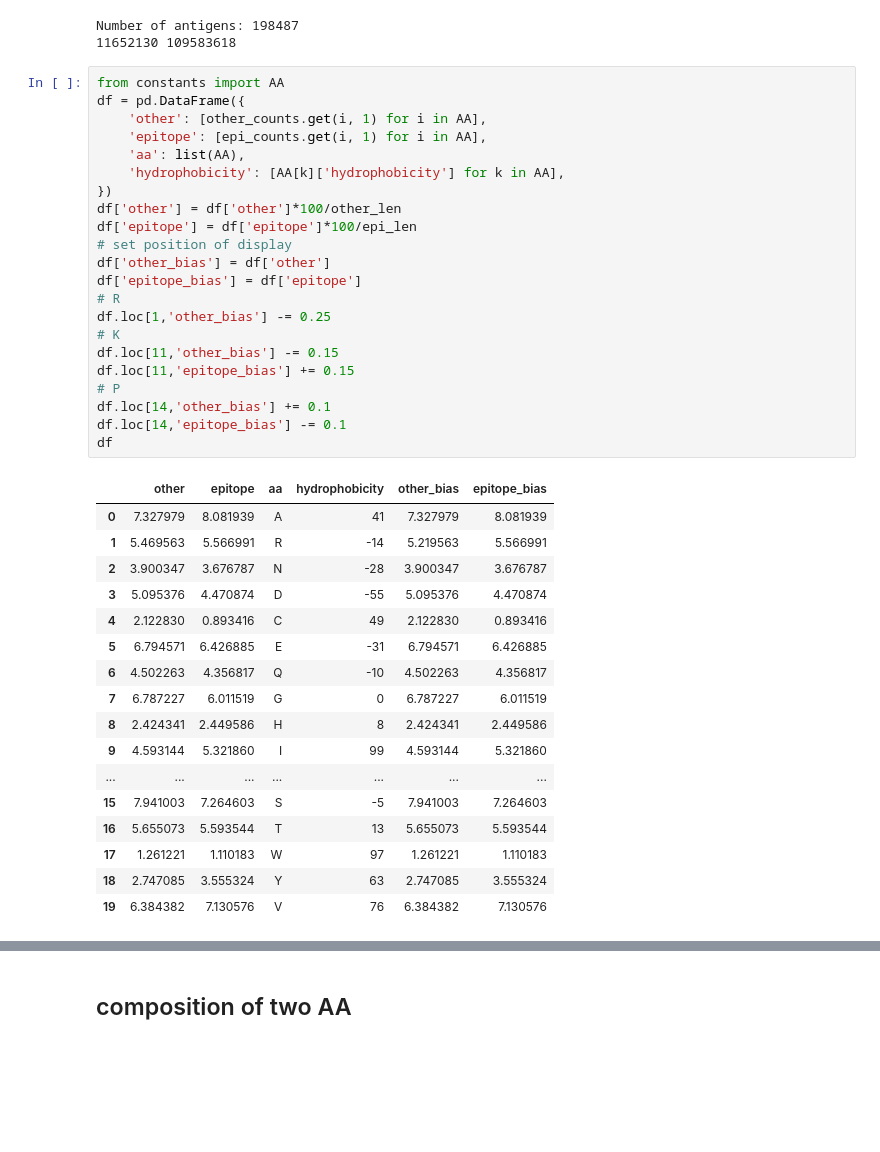
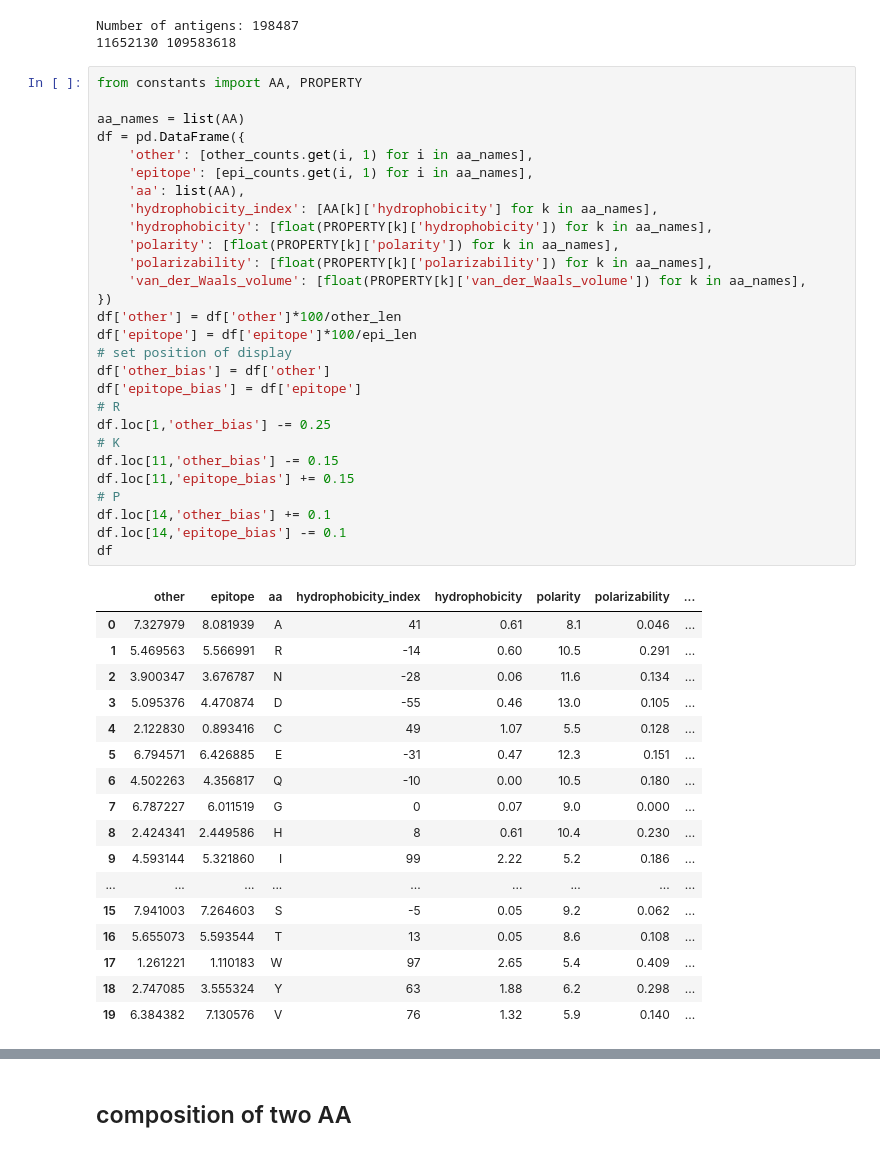
Before and after one commit to Tiezhengyuan/ml_epitope, a Jupyter notebook: amino_acid/composition.ipynb, the cells around one changed output, grey strips where cells are left out. Drawn from its saved outputs; the diff is of its cells as text; blank space fills up the shorter version.

```diff
--- a/amino_acid/composition.ipynb
+++ b/amino_acid/composition.ipynb
@@ -80,42 +82,48 @@ print(epi_len, other_len)
 Number of antigens: 198487
 11652130 109583618
 # %%
-from constants import AA
+from constants import AA, PROPERTY
+
+aa_names = list(AA)
 df = pd.DataFrame({
-    'other': [other_counts.get(i, 1) for i in AA],
-    'epitope': [epi_counts.get(i, 1) for i in AA],
+    'other': [other_counts.get(i, 1) for i in aa_names],
+    'epitope': [epi_counts.get(i, 1) for i in aa_names],
     'aa': list(AA),
-    'hydrophobicity': [AA[k]['hydrophobicity'] for k in AA],
+    'hydrophobicity_index': [AA[k]['hydrophobicity'] for k in aa_names],
+    'hydrophobicity': [float(PROPERTY[k]['hydrophobicity']) for k in aa_names],
+    'polarity': [float(PROPERTY[k]['polarity']) for k in aa_names],
+    'polarizability': [float(PROPERTY[k]['polarizability']) for k in aa_names],
+    'van_der_Waals_volume': [float(PROPERTY[k]['van_der_Waals_volume']) for k in aa_names],
 })
 df['other'] = df['other']*100/other_len
 df['epitope'] = df['epitope']*100/epi_len
 # set position of display
 df['other_bias'] = df['other']
 df['epitope_bias'] = df['epitope']
 # R
 df.loc[1,'other_bias'] -= 0.25
 # K
 df.loc[11,'other_bias'] -= 0.15
 df.loc[11,'epitope_bias'] += 0.15
 # P
 df.loc[14,'other_bias'] += 0.1
 df.loc[14,'epitope_bias'] -= 0.1
 df
 # %% [output]
-|  | other | epitope | aa | hydrophobicity | other_bias | epitope_bias |
-| 0 | 7.327979 | 8.081939 | A | 41 | 7.327979 | 8.081939 |
-| 1 | 5.469563 | 5.566991 | R | -14 | 5.219563 | 5.566991 |
-| 2 | 3.900347 | 3.676787 | N | -28 | 3.900347 | 3.676787 |
-| 3 | 5.095376 | 4.470874 | D | -55 | 5.095376 | 4.470874 |
-| 4 | 2.122830 | 0.893416 | C | 49 | 2.122830 | 0.893416 |
-| 5 | 6.794571 | 6.426885 | E | -31 | 6.794571 | 6.426885 |
-| 6 | 4.502263 | 4.356817 | Q | -10 | 4.502263 | 4.356817 |
-| 7 | 6.787227 | 6.011519 | G | 0 | 6.787227 | 6.011519 |
-| 8 | 2.424341 | 2.449586 | H | 8 | 2.424341 | 2.449586 |
-| 9 | 4.593144 | 5.321860 | I | 99 | 4.593144 | 5.321860 |
-| ... | ... | ... | ... | ... | ... | ... |
-| 15 | 7.941003 | 7.264603 | S | -5 | 7.941003 | 7.264603 |
-| 16 | 5.655073 | 5.593544 | T | 13 | 5.655073 | 5.593544 |
-| 17 | 1.261221 | 1.110183 | W | 97 | 1.261221 | 1.110183 |
-| 18 | 2.747085 | 3.555324 | Y | 63 | 2.747085 | 3.555324 |
-| 19 | 6.384382 | 7.130576 | V | 76 | 6.384382 | 7.130576 |
+|  | other | epitope | aa | hydrophobicity_index | hydrophobicity | polarity | polarizability | ... |
+| 0 | 7.327979 | 8.081939 | A | 41 | 0.61 | 8.1 | 0.046 | ... |
+| 1 | 5.469563 | 5.566991 | R | -14 | 0.60 | 10.5 | 0.291 | ... |
+| 2 | 3.900347 | 3.676787 | N | -28 | 0.06 | 11.6 | 0.134 | ... |
+| 3 | 5.095376 | 4.470874 | D | -55 | 0.46 | 13.0 | 0.105 | ... |
+| 4 | 2.122830 | 0.893416 | C | 49 | 1.07 | 5.5 | 0.128 | ... |
+| 5 | 6.794571 | 6.426885 | E | -31 | 0.47 | 12.3 | 0.151 | ... |
+| 6 | 4.502263 | 4.356817 | Q | -10 | 0.00 | 10.5 | 0.180 | ... |
+| 7 | 6.787227 | 6.011519 | G | 0 | 0.07 | 9.0 | 0.000 | ... |
+| 8 | 2.424341 | 2.449586 | H | 8 | 0.61 | 10.4 | 0.230 | ... |
+| 9 | 4.593144 | 5.321860 | I | 99 | 2.22 | 5.2 | 0.186 | ... |
+| ... | ... | ... | ... | ... | ... | ... | ... | ... |
+| 15 | 7.941003 | 7.264603 | S | -5 | 0.05 | 9.2 | 0.062 | ... |
+| 16 | 5.655073 | 5.593544 | T | 13 | 0.05 | 8.6 | 0.108 | ... |
+| 17 | 1.261221 | 1.110183 | W | 97 | 2.65 | 5.4 | 0.409 | ... |
+| 18 | 2.747085 | 3.555324 | Y | 63 | 1.88 | 6.2 | 0.298 | ... |
+| 19 | 6.384382 | 7.130576 | V | 76 | 1.32 | 5.9 | 0.140 | ... |
```
Also changed, not shown: parts of 7 cells of this notebook, 3 other files.
